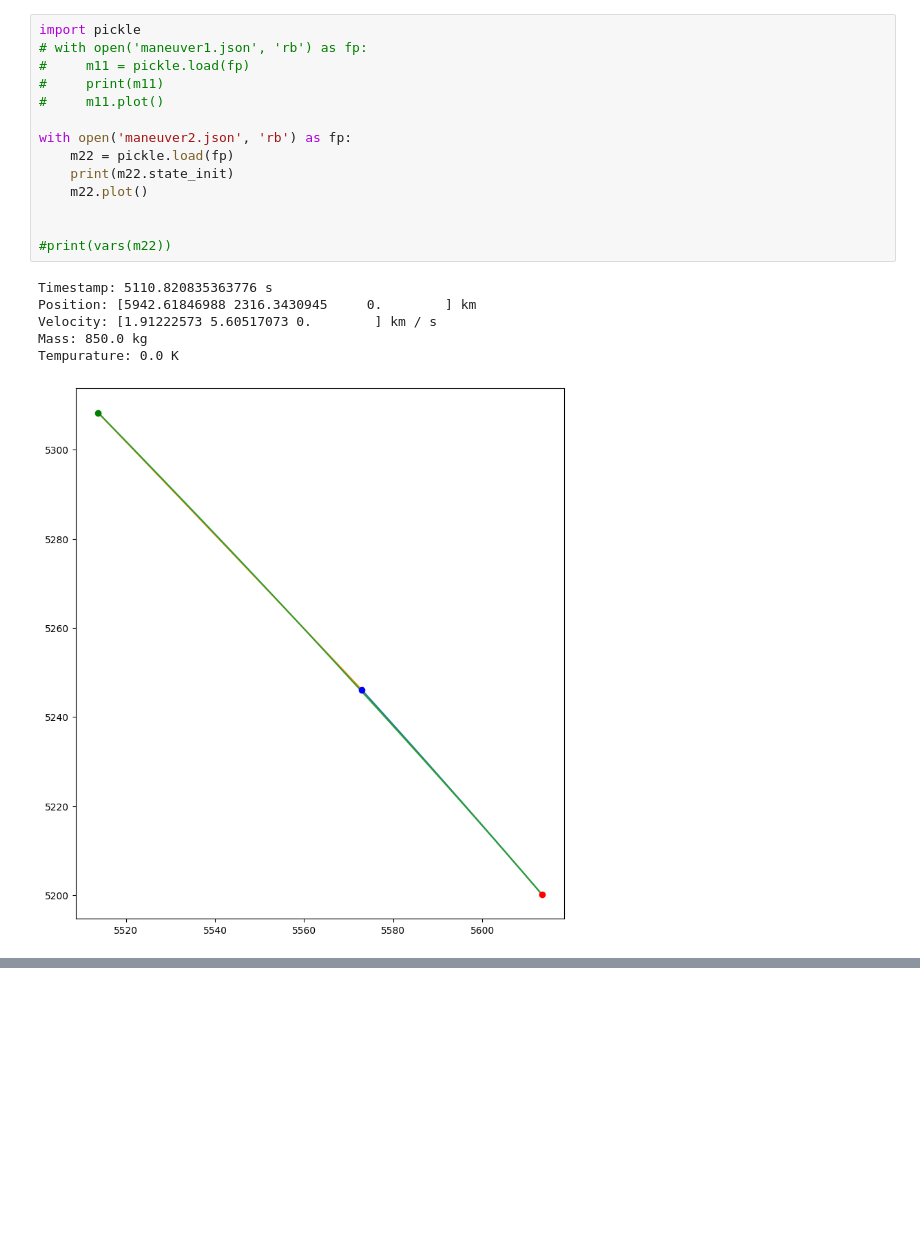
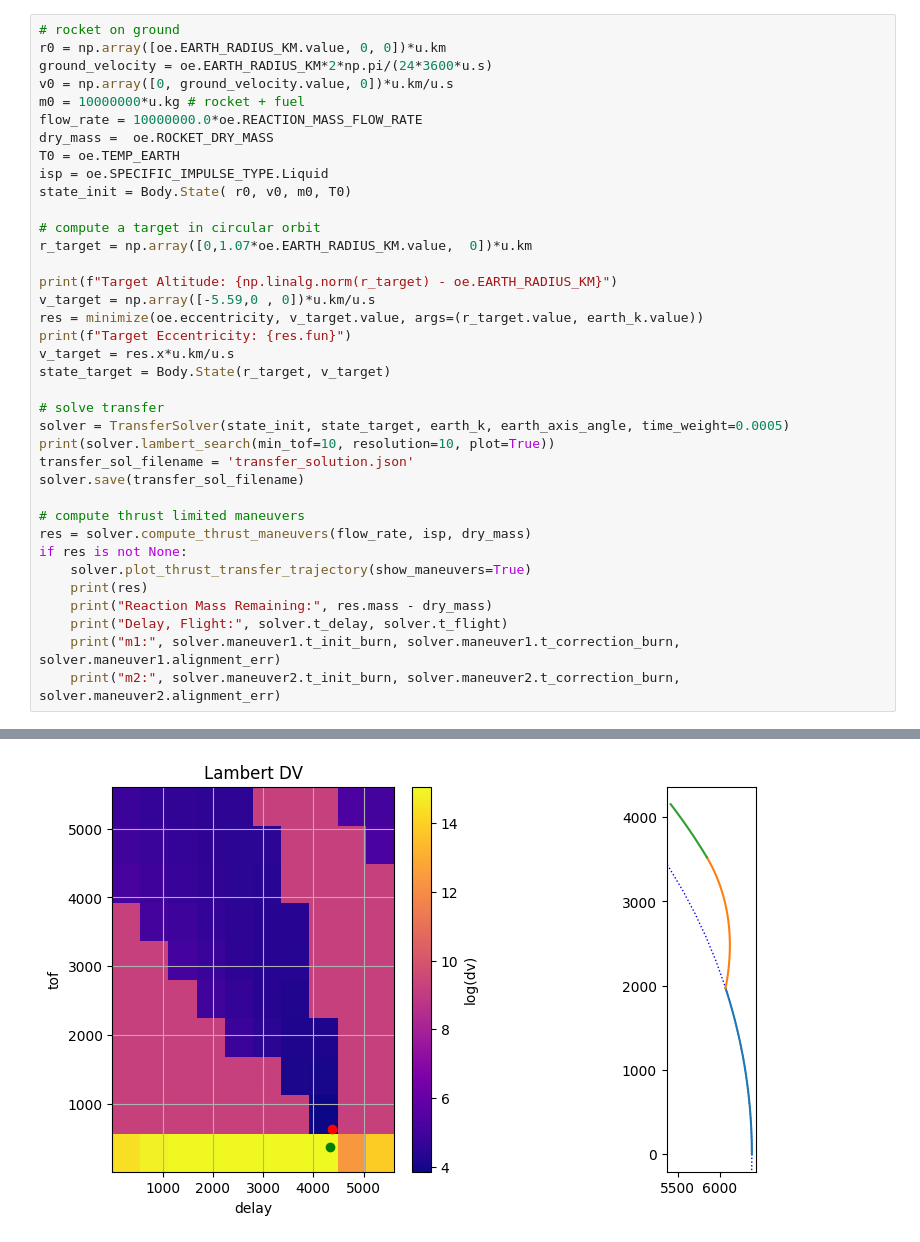
Before and after one commit to jcl5m1/Gather, a Jupyter notebook: python/playground.ipynb, the cells around one changed output, grey strips where cells are left out. Saved outputs shown, nothing was run; the diff lists cells and outputs as text; blank space fills up the shorter version.

Commit message:
thrust trajectory solver

```diff
--- a/python/playground.ipynb
+++ b/python/playground.ipynb
@@ -421,21 +421,38 @@ Post Maneuver Mass: 106.1400227067876 kg
-# %%
-import pickle
-# with open('maneuver1.json', 'rb') as fp:
-#     m11 = pickle.load(fp)
-#     print(m11)
-#     m11.plot()
-
-with open('maneuver2.json', 'rb') as fp:
-    m22 = pickle.load(fp)
-    print(m22.state_init)
-    m22.plot()
-
-
-#print(vars(m22))
-# %% [output]
-Timestamp: 5110.820835363776 s
-Position: [5942.61846988 2316.3430945     0.        ] km
-Velocity: [1.91222573 5.60517073 0.        ] km / s
-Mass: 850.0 kg
-Tempurature: 0.0 K
-[figure, removed]
+# %%
+# rocket on ground
+r0 = np.array([oe.EARTH_RADIUS_KM.value, 0, 0])*u.km
+ground_velocity = oe.EARTH_RADIUS_KM*2*np.pi/(24*3600*u.s)
+v0 = np.array([0, ground_velocity.value, 0])*u.km/u.s
+m0 = 10000000*u.kg # rocket + fuel
+flow_rate = 10000000.0*oe.REACTION_MASS_FLOW_RATE
+dry_mass =  oe.ROCKET_DRY_MASS
+T0 = oe.TEMP_EARTH
+isp = oe.SPECIFIC_IMPULSE_TYPE.Liquid
+state_init = Body.State( r0, v0, m0, T0)
+
+# compute a target in circular orbit
+r_target = np.array([0,1.07*oe.EARTH_RADIUS_KM.value,  0])*u.km
+
+print(f"Target Altitude: {np.linalg.norm(r_target) - oe.EARTH_RADIUS_KM}")
+v_target = np.array([-5.59,0 , 0])*u.km/u.s
+res = minimize(oe.eccentricity, v_target.value, args=(r_target.value, earth_k.value))
+print(f"Target Eccentricity: {res.fun}")
+v_target = res.x*u.km/u.s
+state_target = Body.State(r_target, v_target)
+
+# solve transfer
+solver = TransferSolver(state_init, state_target, earth_k, earth_axis_angle, time_weight=0.0005)
+print(solver.lambert_search(min_tof=10, resolution=10, plot=True))
+transfer_sol_filename = 'transfer_solution.json'
+solver.save(transfer_sol_filename)
+
+# compute thrust limited maneuvers
+res = solver.compute_thrust_maneuvers(flow_rate, isp, dry_mass)
+if res is not None:
+    solver.plot_thrust_transfer_trajectory(show_maneuvers=True)
+    print(res)
+    print("Reaction Mass Remaining:", res.mass - dry_mass)
+    print("Delay, Flight:", solver.t_delay, solver.t_flight)
+    print("m1:", solver.maneuver1.t_init_burn, solver.maneuver1.t_correction_burn, solver.maneuver1.alignment_err)
+    print("m2:", solver.maneuver2.t_init_burn, solver.maneuver2.t_correction_burn, solver.maneuver2.alignment_err)
+# %% [output]
@@ -441,0 +461 @@ Tempurature: 0.0 K
+[figure, added]
```
Also changed, not shown: parts of 4 cells of this notebook.
